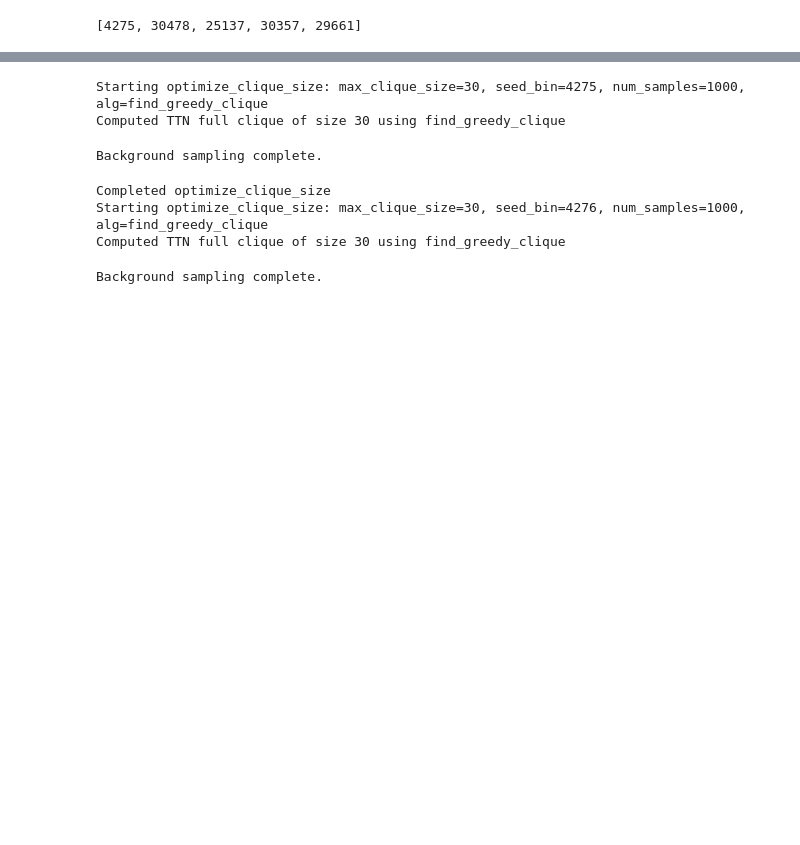
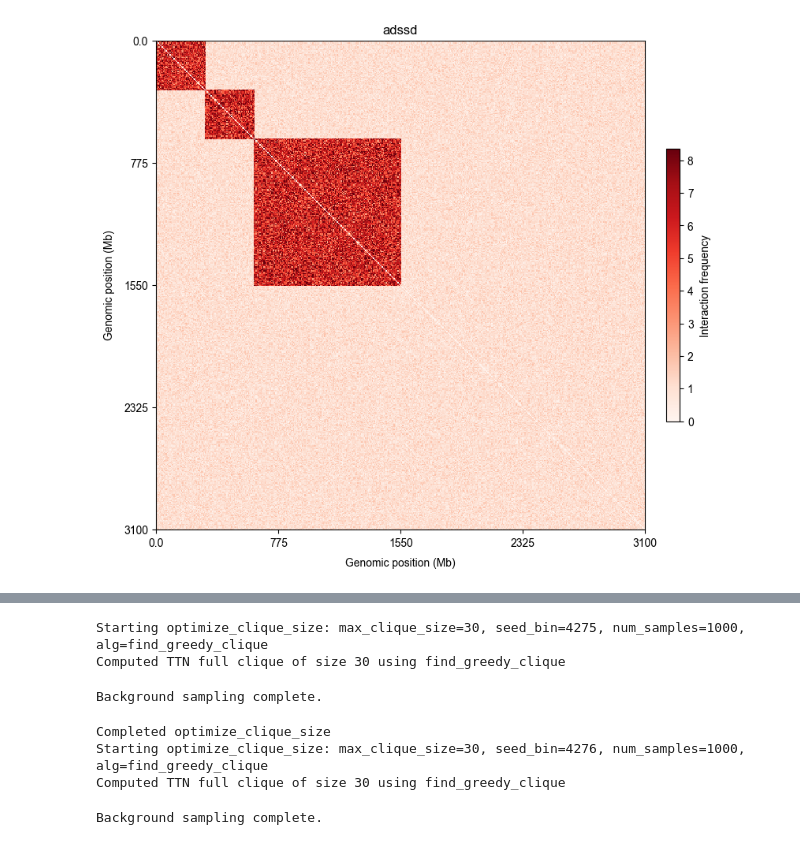
Before and after one commit to ethanoutangoun/chromatin-heart-dev, a Jupyter notebook: ttn_bin_selection.ipynb, the cells around one changed output, grey strips where cells are left out. Saved outputs shown, nothing was run; the diff lists cells and outputs as text; code cells hidden in the pictures; blank space fills up the shorter version.

```diff
--- a/ttn_bin_selection.ipynb
+++ b/ttn_bin_selection.ipynb
@@ -46,4 +52,10 @@ contact_matrix_zero = np.load('data/hic/wt_100kb_balanced_zeroed.npy')
 # %%
-cf.find_greedy_clique(contact_matrix_zero, 5, TTN_BIN)
+greedy_no_y_clique = cf.find_greedy_clique(contact_matrix_zero, 10, TTN_BIN)
-# %% [output]
-[4275, 30478, 25137, 30357, 29661]
+# %%
+import core.visuals
+
+
+contact_matrix_zero = f.generate_sample_matrix_bins(500)
+core.visuals.plot_contact_matrix(contact_matrix_zero, 'adssd', 1000)
+# %% [output]
+[figure, added]
```
Also changed, not shown: parts of 12 cells of this notebook, 4 other files.
